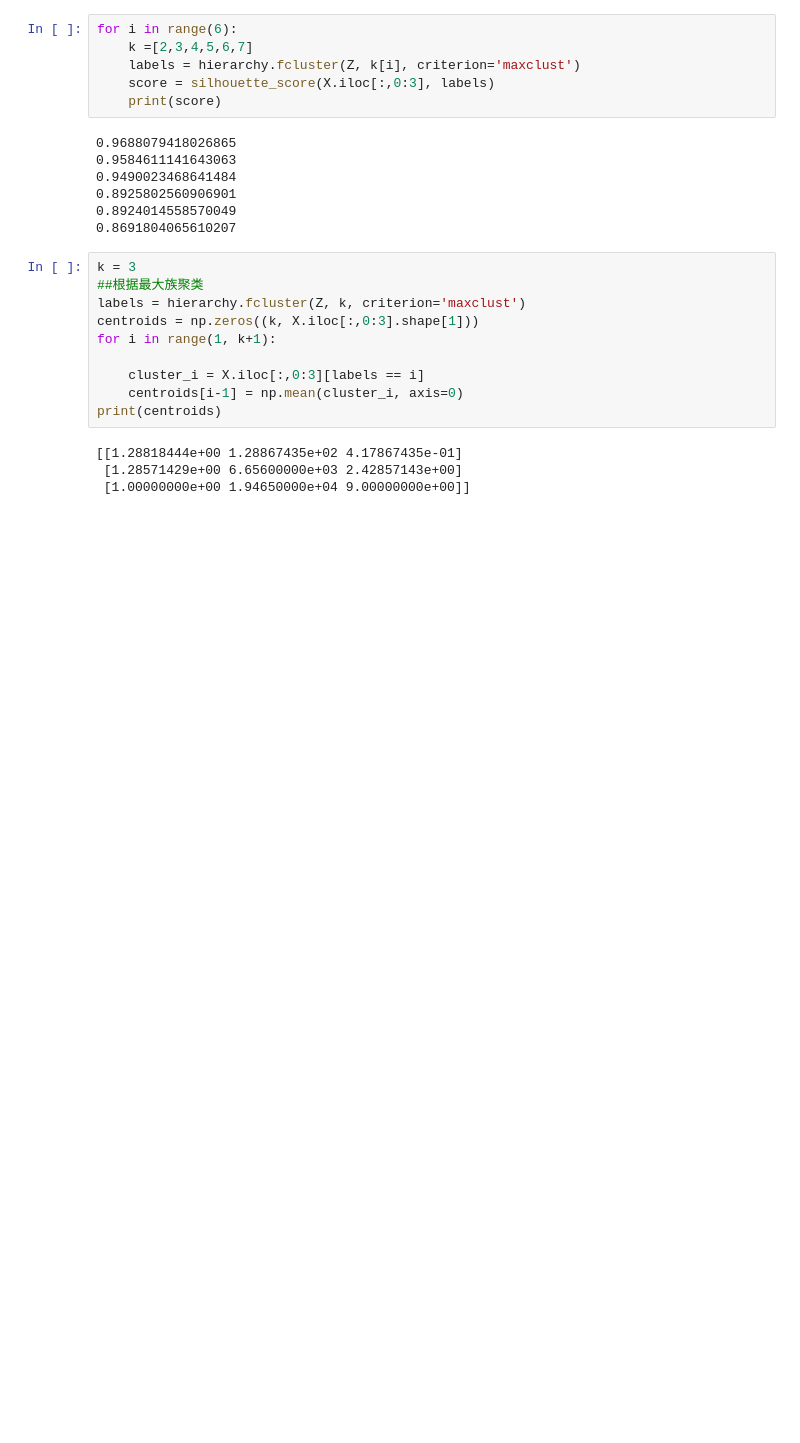
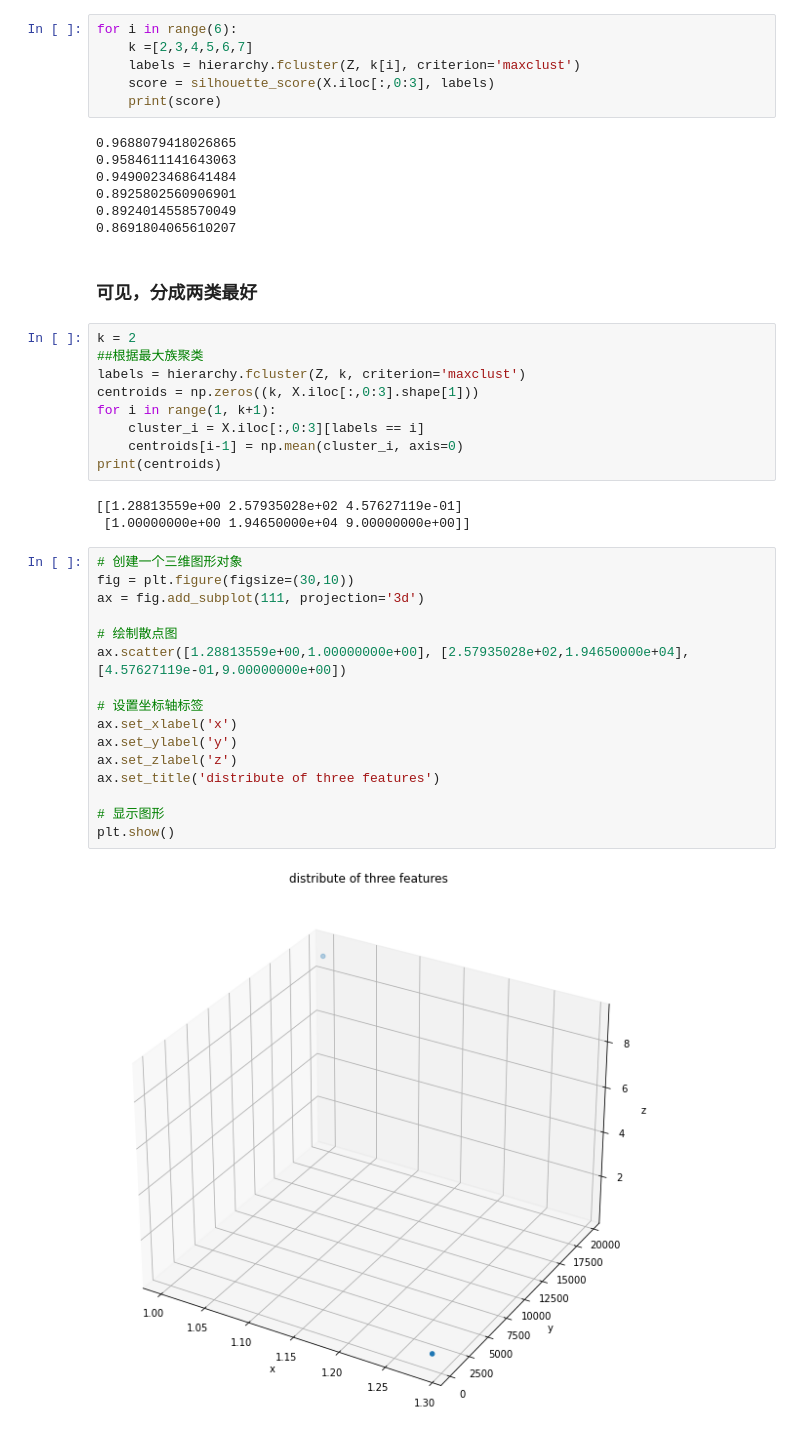
Before and after one commit to Xianyu39/MCMA2023, a Jupyter notebook: xk/code/clear.ipynb, the cells around one changed output. Drawn from its saved outputs; the diff is of its cells as text; blank space fills up the shorter version.

```diff
--- a/xk/code/clear.ipynb
+++ b/xk/code/clear.ipynb
@@ -752,17 +701,35 @@ for i in range(6):
 0.8925802560906901
 0.8924014558570049
 0.8691804065610207
+# %% [markdown]
+### 可见，分成两类最好
 # %%
-k = 3
+k = 2
 ##根据最大族聚类
 labels = hierarchy.fcluster(Z, k, criterion='maxclust')
 centroids = np.zeros((k, X.iloc[:,0:3].shape[1]))
 for i in range(1, k+1):
-
     cluster_i = X.iloc[:,0:3][labels == i]
     centroids[i-1] = np.mean(cluster_i, axis=0)
 print(centroids)
 # %% [output]
-[[1.28818444e+00 1.28867435e+02 4.17867435e-01]
- [1.28571429e+00 6.65600000e+03 2.42857143e+00]
+[[1.28813559e+00 2.57935028e+02 4.57627119e-01]
  [1.00000000e+00 1.94650000e+04 9.00000000e+00]]
+# %%
+# 创建一个三维图形对象
+fig = plt.figure(figsize=(30,10))
+ax = fig.add_subplot(111, projection='3d')
+
+# 绘制散点图
+ax.scatter([1.28813559e+00,1.00000000e+00], [2.57935028e+02,1.94650000e+04], [4.57627119e-01,9.00000000e+00])
+
+# 设置坐标轴标签
+ax.set_xlabel('x')
+ax.set_ylabel('y')
+ax.set_zlabel('z')
+ax.set_title('distribute of three features')
+
+# 显示图形
+plt.show()
+# %% [output]
+[figure, added]
```
Also changed, not shown: parts of 30 cells of this notebook, 2 other files.
